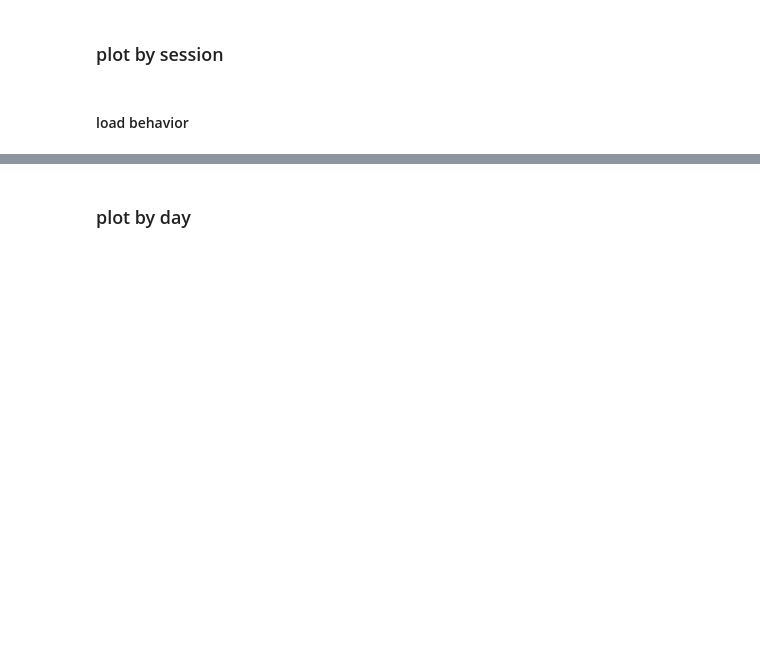
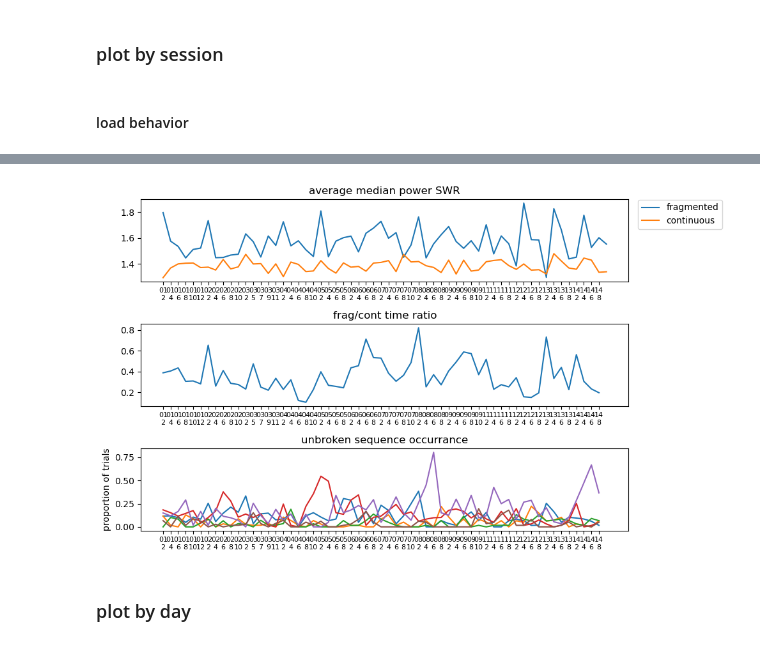
Before and after one commit to shijiegu/spyglass, a Jupyter notebook: notebooks/FragmentedReplay/9. FragmentedOverLearning.ipynb, the cells around one changed output, grey strips where cells are left out. Saved outputs shown, nothing was run; the diff lists cells and outputs as text; code cells hidden in the pictures; blank space fills up the shorter version.

```diff
--- a/notebooks/FragmentedReplay/9. FragmentedOverLearning.ipynb
+++ b/notebooks/FragmentedReplay/9. FragmentedOverLearning.ipynb
@@ -387,0 +467,4 @@ fig.tight_layout()
+# %%
+power_cont_all, power_frag_all = cont_vs_frag_power_day(animal,dates_to_plot,
+                                                        encoding_set,classifier_param_name,decode_threshold_method,
+                                                        statescript_threshold = threshold)
@@ -388,2 +555,30 @@ fig.tight_layout()
+# %%
+fig, axes = plt.subplots(3,1, figsize = (5 * len(power_frag_plot)/30, 6),sharex = True)
+axes[0].plot(power_frag_plot, label = 'fragmented')
+axes[0].plot(power_cont_plot, label = 'continuous')
+axes[0].set_xticks(np.arange(len(label)));
+axes[0].set_xticklabels(label,fontsize = 8);
+axes[0].set_title('average median power SWR')
+axes[0].set_ylabel('')
+axes[0].legend(bbox_to_anchor=(1.01, 1.05))
+axes[0].xaxis.set_tick_params(labelbottom=True)
+
+axes[1].plot(time_frag_plot/time_cont_plot)
+axes[1].set_xticks(np.arange(len(label)));
+axes[1].set_xticklabels(label,fontsize = 8);
+axes[1].set_title('frag/cont time ratio')
+axes[1].set_ylabel('')
+axes[1].xaxis.set_tick_params(labelbottom=True)
+
+axes[2].plot(np.concatenate([occurance_rates[k] for k in occurance_rates]))
+axes[2].set_xticks(np.arange(len(label)));
+axes[2].set_xticklabels(label,fontsize = 8);
+axes[2].xaxis.set_tick_params(labelbottom=True)
+axes[2].set_title('unbroken sequence occurrance')
+axes[2].set_ylabel('proportion of trials')
+
+fig.tight_layout()
+# %% [output]
+[figure, added]
 # %% [markdown]
 ### plot by day
```
Also changed, not shown: parts of 30 cells of this notebook, 55 other files.
